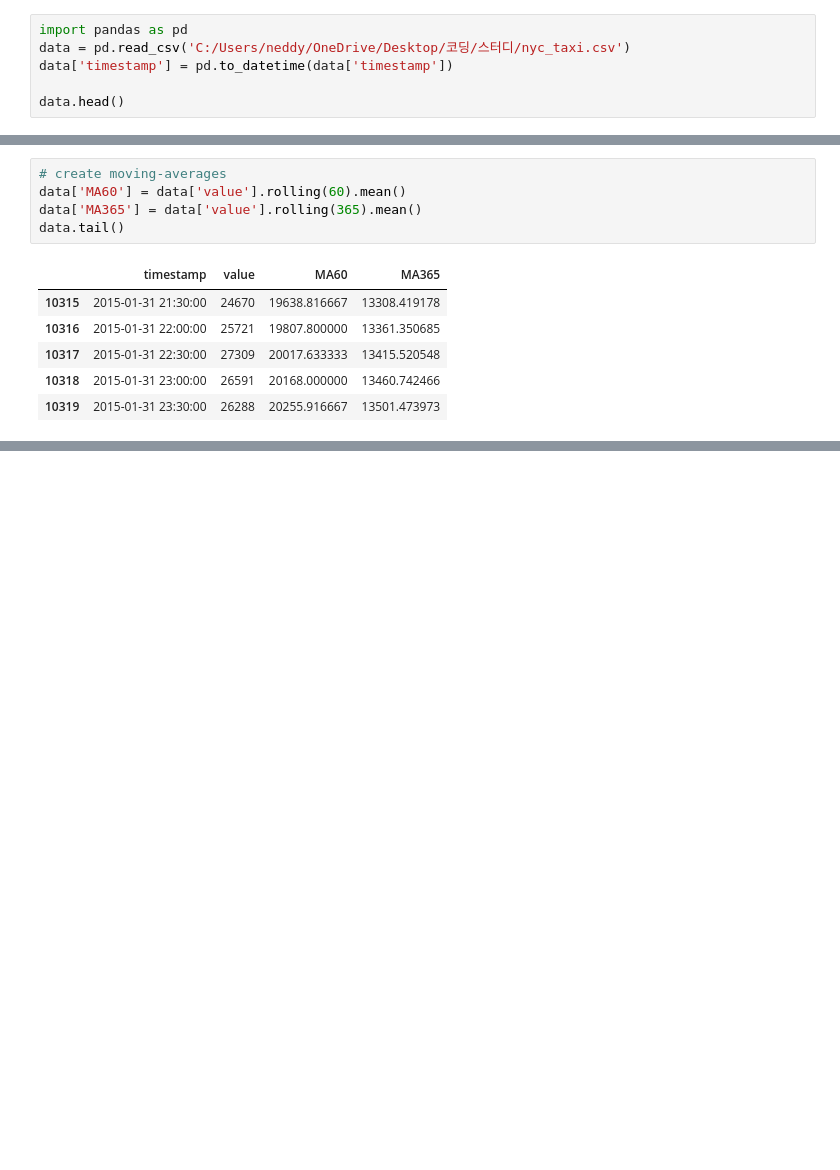
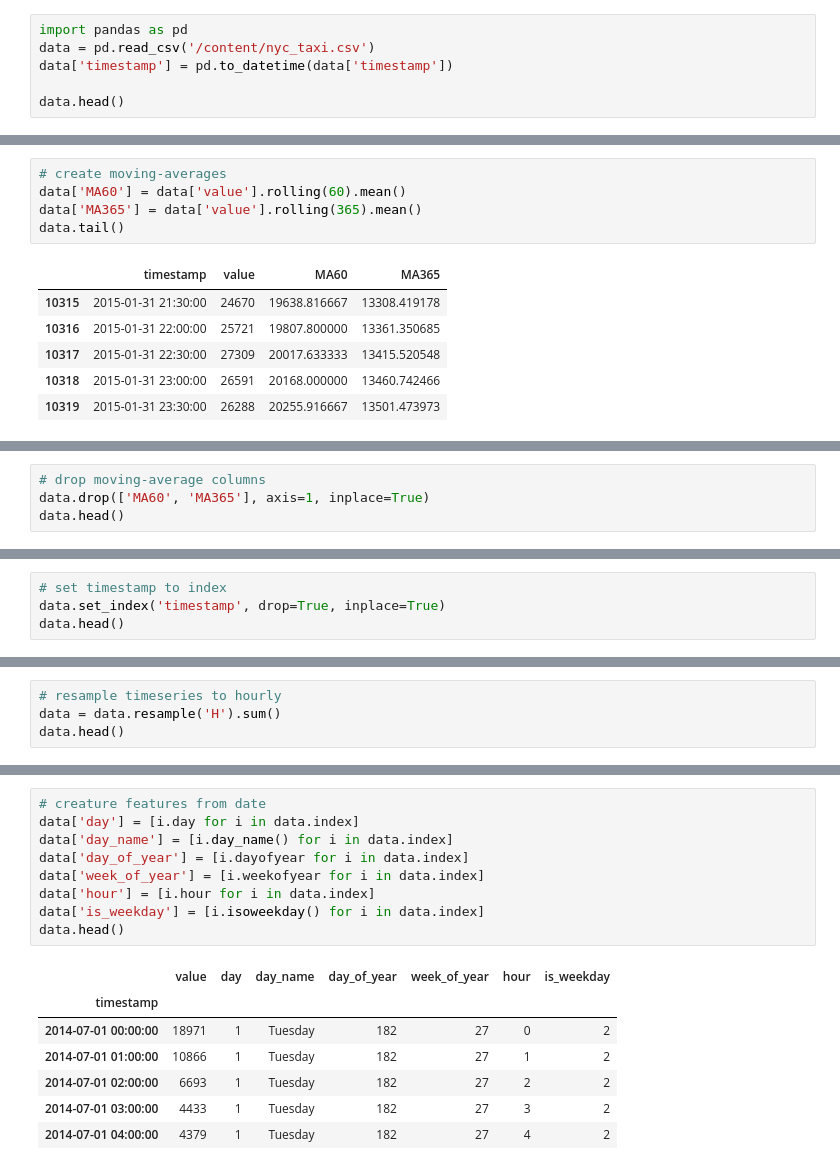
Before and after one commit to neddy0318/-, a Jupyter notebook: 18_AnomalyDetection.ipynb, the cells around one changed output, grey strips where cells are left out. Cells and saved outputs as stored; diff of their text form; blank space fills up the shorter version.

```diff
--- a/18_AnomalyDetection.ipynb
+++ b/18_AnomalyDetection.ipynb
@@ -99,7 +99,7 @@ $$ z = \frac{(X - \mu)}{\sigma} $$
 &nbsp;&nbsp; 참고 : https://www.kaggle.com/code/gauravduttakiit/local-outlier-factor
 # %%
 import pandas as pd
-data = pd.read_csv('C:/Users/neddy/OneDrive/Desktop/코딩/스터디/nyc_taxi.csv')
+data = pd.read_csv('/content/nyc_taxi.csv')
 data['timestamp'] = pd.to_datetime(data['timestamp'])
 
 data.head()
@@ -131,0 +132,4 @@ ValueError: Mime type rendering requires nbformat>=4.2.0 but it is not installed
+# %%
+# drop moving-average columns
+data.drop(['MA60', 'MA365'], axis=1, inplace=True)
+data.head()
@@ -131,0 +143,4 @@ ValueError: Mime type rendering requires nbformat>=4.2.0 but it is not installed
+# %%
+# set timestamp to index
+data.set_index('timestamp', drop=True, inplace=True)
+data.head()
@@ -131,0 +155,4 @@ ValueError: Mime type rendering requires nbformat>=4.2.0 but it is not installed
+# %%
+# resample timeseries to hourly
+data = data.resample('H').sum()
+data.head()
@@ -131,0 +167,17 @@ ValueError: Mime type rendering requires nbformat>=4.2.0 but it is not installed
+# %%
+# creature features from date
+data['day'] = [i.day for i in data.index]
+data['day_name'] = [i.day_name() for i in data.index]
+data['day_of_year'] = [i.dayofyear for i in data.index]
+data['week_of_year'] = [i.weekofyear for i in data.index]
+data['hour'] = [i.hour for i in data.index]
+data['is_weekday'] = [i.isoweekday() for i in data.index]
+data.head()
+# %% [output]
+|  | value | day | day_name | day_of_year | week_of_year | hour | is_weekday |
+| timestamp |  |  |  |  |  |  |  |
+| 2014-07-01 00:00:00 | 18971 | 1 | Tuesday | 182 | 27 | 0 | 2 |
+| 2014-07-01 01:00:00 | 10866 | 1 | Tuesday | 182 | 27 | 1 | 2 |
+| 2014-07-01 02:00:00 | 6693 | 1 | Tuesday | 182 | 27 | 2 | 2 |
+| 2014-07-01 03:00:00 | 4433 | 1 | Tuesday | 182 | 27 | 3 | 2 |
+| 2014-07-01 04:00:00 | 4379 | 1 | Tuesday | 182 | 27 | 4 | 2 |
```
Also changed, not shown: parts of 13 cells of this notebook.
